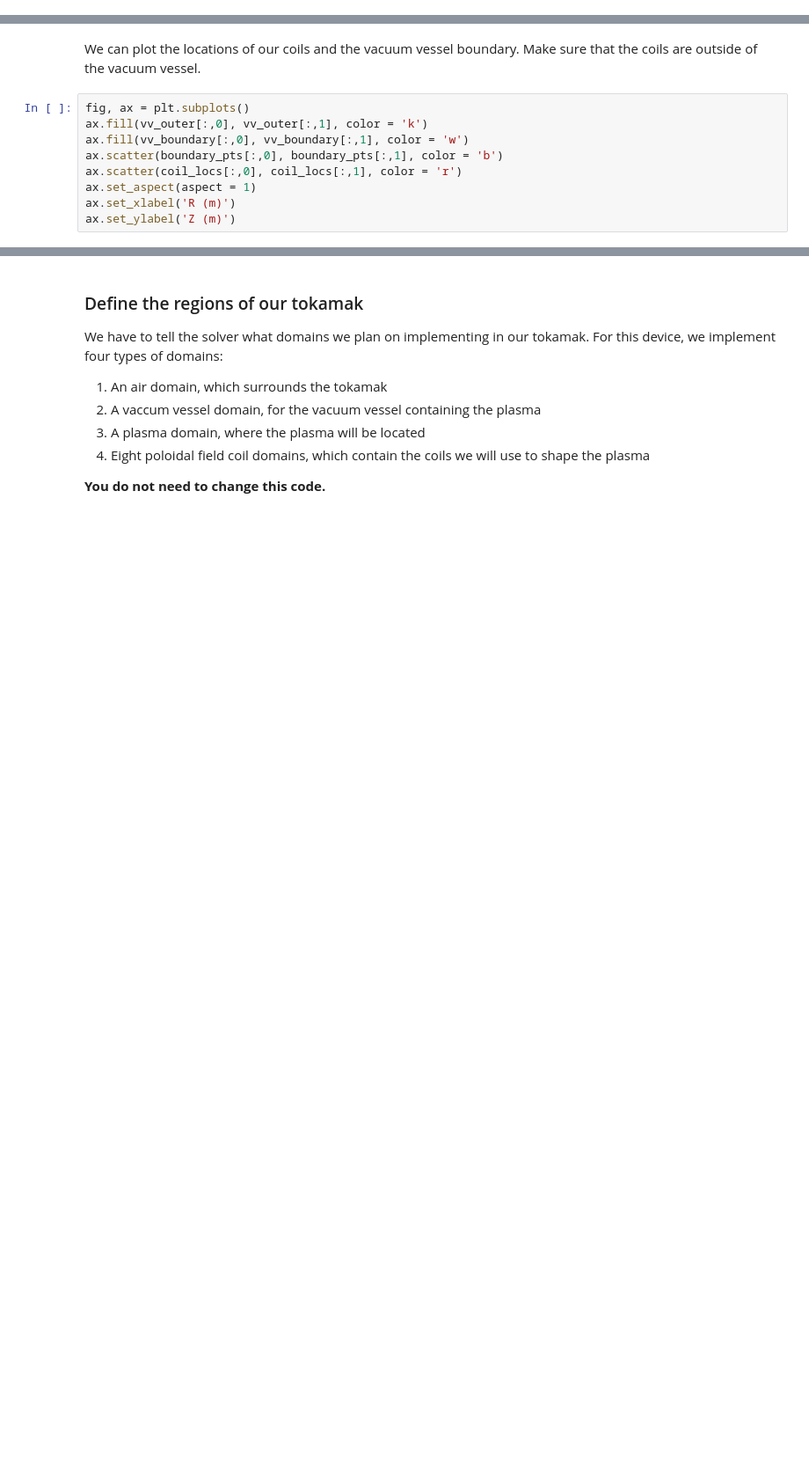
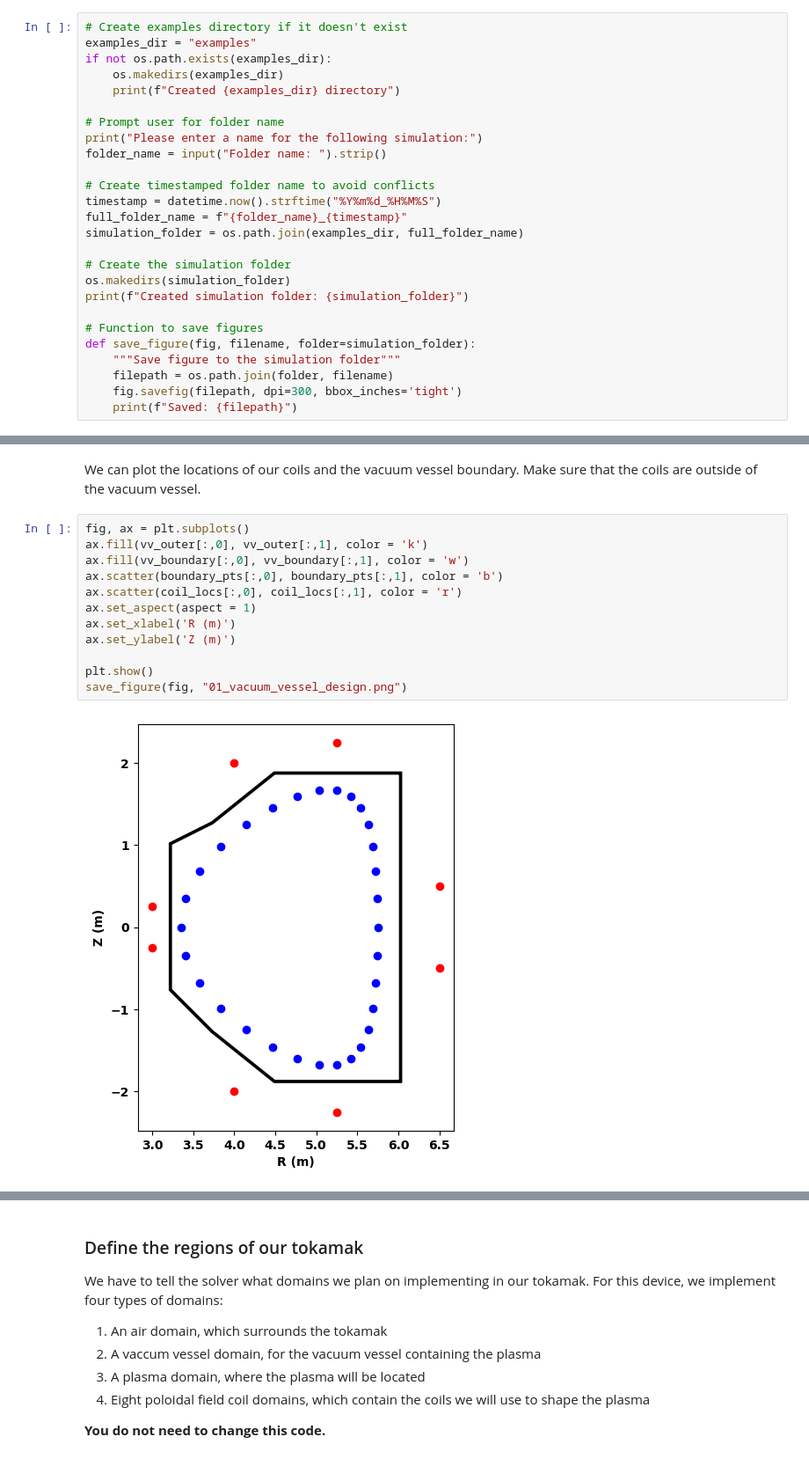
Before and after one commit to nikaslukyanov/interactive-tokamak-simulator, a Jupyter notebook: AOE_tokamaker.ipynb, the cells around one changed output, grey strips where cells are left out. Shown at 88% size. Cells and saved outputs as stored; diff of their text form; blank space fills up the shorter version.

Commit message:
examples output, readme

```diff
--- a/AOE_tokamaker.ipynb
+++ b/AOE_tokamaker.ipynb
@@ -55,3 +56,29 @@ def resize_polygon(points, dx):
         perp_2 = [par_2[1], -par_2[0]]
         new_points[i, :] = temp + dx/np.dot(perp_2,par)*par  + par*dx/np.dot(par_2,perp)*np.dot(par_2,par)
     return new_points
+# %%
+# Create examples directory if it doesn't exist
+examples_dir = "examples"
+if not os.path.exists(examples_dir):
+    os.makedirs(examples_dir)
+    print(f"Created {examples_dir} directory")
+
+# Prompt user for folder name
+print("Please enter a name for the following simulation:")
+folder_name = input("Folder name: ").strip()
+
+# Create timestamped folder name to avoid conflicts
+timestamp = datetime.now().strftime("%Y%m%d_%H%M%S")
+full_folder_name = f"{folder_name}_{timestamp}"
+simulation_folder = os.path.join(examples_dir, full_folder_name)
+
+# Create the simulation folder
+os.makedirs(simulation_folder)
+print(f"Created simulation folder: {simulation_folder}")
+
+# Function to save figures
+def save_figure(fig, filename, folder=simulation_folder):
+    """Save figure to the simulation folder"""
+    filepath = os.path.join(folder, filename)
+    fig.savefig(filepath, dpi=300, bbox_inches='tight')
+    print(f"Saved: {filepath}")
@@ -140,10 +170,14 @@ We can plot the locations of our coils and the vacuum vessel boundary. Make sure
 # %%
 fig, ax = plt.subplots()
 ax.fill(vv_outer[:,0], vv_outer[:,1], color = 'k')
 ax.fill(vv_boundary[:,0], vv_boundary[:,1], color = 'w')
 ax.scatter(boundary_pts[:,0], boundary_pts[:,1], color = 'b')
 ax.scatter(coil_locs[:,0], coil_locs[:,1], color = 'r')
 ax.set_aspect(aspect = 1)
 ax.set_xlabel('R (m)')
 ax.set_ylabel('Z (m)')
+
+plt.show()
+save_figure(fig, "01_vacuum_vessel_design.png")
 # %% [output]
+[figure]
```
Also changed, not shown: parts of 27 cells of this notebook, 7 other files.
